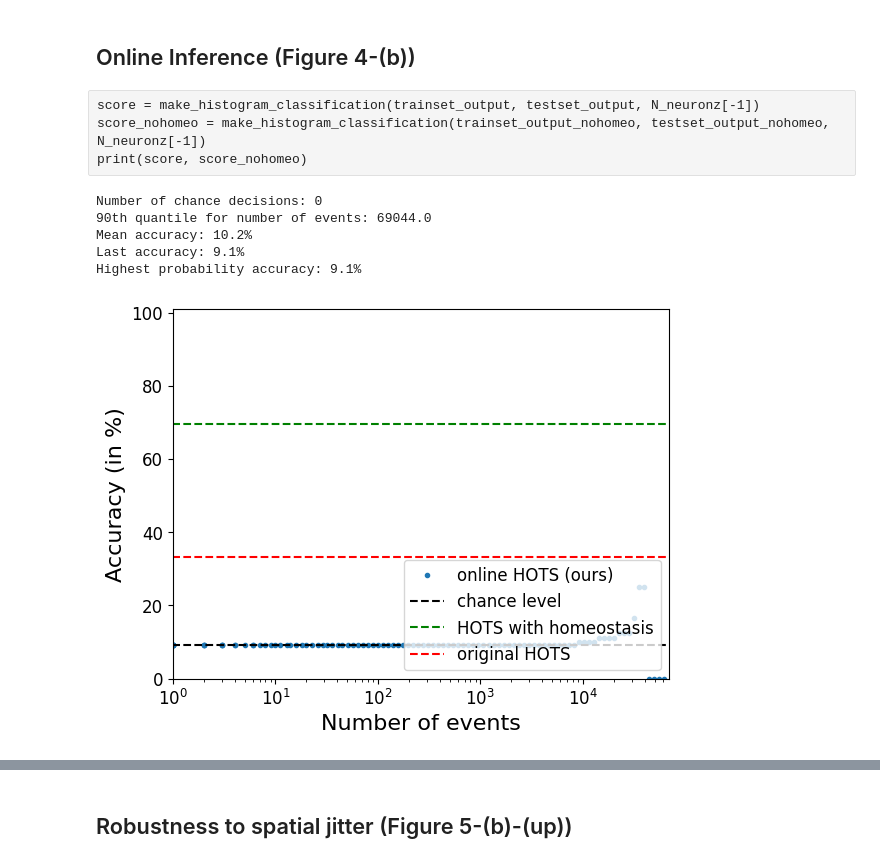
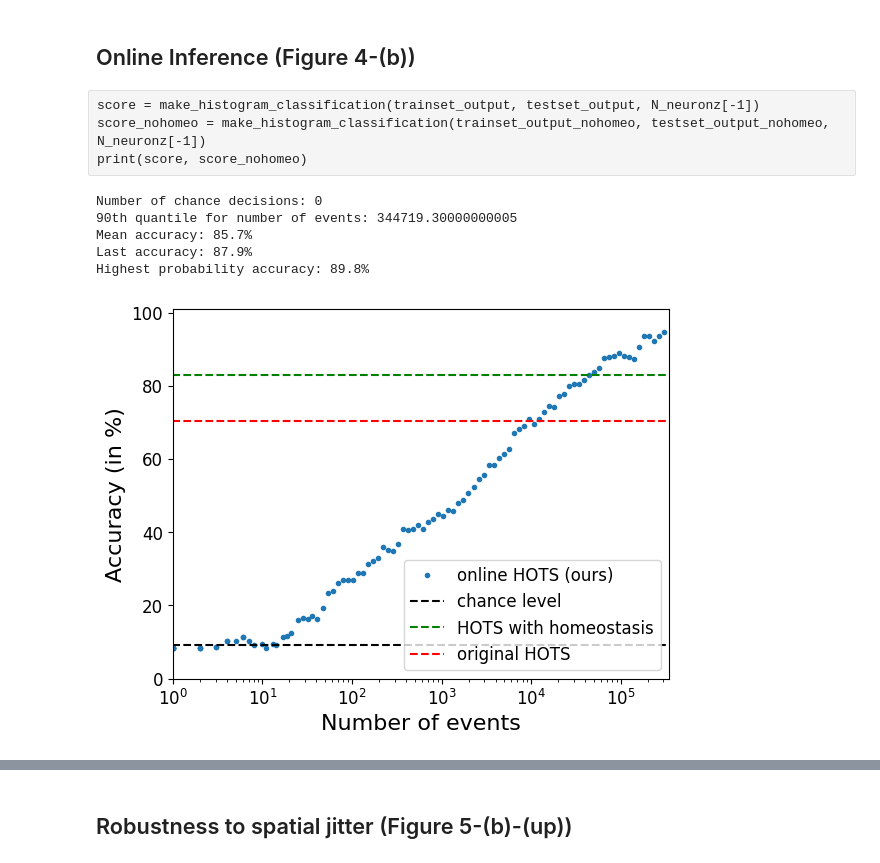
Before and after one commit to AntoineGrimaldi/hotsline, a Jupyter notebook: notebooks/RESULTS_GESTURE.ipynb, the cells around one changed output, grey strips where cells are left out. Saved outputs shown, nothing was run; the diff lists cells and outputs as text; code cells hidden in the pictures.

Commit message:
apply jitter

```diff
--- a/notebooks/RESULTS_GESTURE.ipynb
+++ b/notebooks/RESULTS_GESTURE.ipynb
@@ -114,33 +121,33 @@ hots_nohomeo.coding(trainloader, trainset.ordering, trainset.classes, filtering_
 hots_nohomeo.coding(testloader, testset.ordering, testset.classes, filtering_threshold = filtering_threshold, training=False, jitter=jitter, verbose=False)
 # %%
 num_workers = 0
-learning_rate = 0.00001
+N_output_neurons = N_neuronz[-1]
+learning_rate = 0.00005
 beta1, beta2 = 0.9, 0.999
 betas = (beta1, beta2)
-num_epochs = 7#2 ** 7 + 1
-N_output_neurons = N_neuronz[-1]
-ts_size = (trainset.sensor_size[0],trainset.sensor_size[1],N_output_neurons)
-tau_cla = 3e4*32
-#tau_cla = 1e8
-drop_proba = None#.95
+num_epochs = 2 ** 5 + 1
+sensor_size = (trainset.sensor_size[0]//25+1,trainset.sensor_size[1]//25+1, N_output_neurons)
+tau_cla = int(1e6)#5e3*N_neuronz[-1]
+drop_proba = .95
 
-ts_batch_size = 1000
+ts_size = None#(31,31)
+ts_batch_size = int(2e5)
 
 train_path = f'../Records/output/train/{hots.name}_{num_sample_train}_{jitter}/'
 test_path = f'../Records/output/test/{hots.name}_{num_sample_test}_{jitter}/'
-model_path = f'../Records/networks/{hots.name}_{tau_cla}_{learning_rate}_{betas}_{num_epochs}_{drop_proba}_{jitter}.pkl'
-results_path = f'../Records/LR_results/{hots.name}_{tau_cla}_{learning_rate}_{betas}_{num_epochs}_{drop_proba}_{jitter}.pkl'
+model_path = f'../Records/networks/{hots.name}_conv_{tau_cla}_{learning_rate}_{betas}_{num_epochs}_{drop_proba}_{jitter}.pkl'
+results_path = f'../Records/LR_results/{hots.name}_conv_{tau_cla}_{learning_rate}_{betas}_{num_epochs}_{drop_proba}_{jitter}.pkl'
 print(model_path)
 
 drop_transform = tonic.transforms.DropEvent(p = drop_proba)
-kfold_mlr = 50
+kfold_mlr = None
 
 trainset_output = HOTS_Dataset(train_path, trainset.sensor_size, trainset.classes, dtype=trainset.dtype, transform=tonic.transforms.Compose([type_transform]))
-trainoutputloader = get_loader(trainset_output, kfold = kfold_mlr)
+trainoutputloader = get_loader(trainset_output)
 testset_output = HOTS_Dataset(test_path, testset.sensor_size, testset.classes, dtype=testset.dtype, transform=type_transform)
 testoutputloader = get_loader(testset_output)
 
-classif_layer, losses = fit_mlr(trainoutputloader, model_path, tau_cla, learning_rate, betas, num_epochs, ts_size, trainset.ordering, len(trainset.classes), ts_batch_size = ts_batch_size, drop_proba = drop_proba)
+classif_layer, losses = fit_mlr(trainoutputloader, model_path, tau_cla, learning_rate, betas, num_epochs, sensor_size, trainset.ordering, len(trainset.classes), ts_size = ts_size, ts_batch_size = ts_batch_size, drop_proba = drop_proba)
 
 train_path_nohomeo = f'../Records/output/train/{hots_nohomeo.name}_{num_sample_train}_{jitter}/'
 test_path_nohomeo = f'../Records/output/test/{hots_nohomeo.name}_{num_sample_test}_{jitter}/'
@@ -169,22 +159,20 @@ for n in range(kernels.shape[0]):
 # %% [markdown]
 ## Online Inference (Figure 4-(b))
-# %% [raw]
-score = make_histogram_classification(trainset_output, testset_output, N_neuronz[-1])
-score_nohomeo = make_histogram_classification(trainset_output_nohomeo, testset_output_nohomeo, N_neuronz[-1])
-print(score, score_nohomeo)
+# %% [raw]
+score = make_histogram_classification(trainset_output, testset_output, N_neuronz[-1])
+score_nohomeo = make_histogram_classification(trainset_output_nohomeo, testset_output_nohomeo, N_neuronz[-1])
+print(score, score_nohomeo)
 # %%
-score = 0.696969696969697
-score_nohomeo = 0.333333333333333
+score = 0.8295454545454546
+score_nohomeo = 0.7045454545454546
 # %%
 mlr_threshold = None
-k_fold_test = 20
-testoutputloader = get_loader(testset_output, kfold=k_fold_test)
-onlinac = online_accuracy(classif_layer, tau_cla, testoutputloader, results_path, ts_size, testset_output.ordering, n_classes, mlr_threshold = mlr_threshold, ts_batch_size = ts_batch_size, original_accuracy = score, original_accuracy_nohomeo = score_nohomeo, online_plot=True)
+onlinac, best_probability, meanac, lastac = online_accuracy(classif_layer, tau_cla, testoutputloader, results_path, sensor_size, testset_output.ordering, n_classes, ts_size = ts_size, mlr_threshold = mlr_threshold, original_accuracy = score, original_accuracy_nohomeo = score_nohomeo, ts_batch_size = int(ts_batch_size/2), online_plot = True, save_likelihood = False)
 # %% [output]
 Number of chance decisions: 0
-90th quantile for number of events: 69044.0
-Mean accuracy: 10.2%
-Last accuracy: 9.1%
-Highest probability accuracy: 9.1%
+90th quantile for number of events: 344719.30000000005
+Mean accuracy: 85.7%
+Last accuracy: 87.9%
+Highest probability accuracy: 89.8%
-[figure, old version]
+[figure, new version]
 # %%
```
Also changed, not shown: parts of 24 cells of this notebook, 12 other files.
